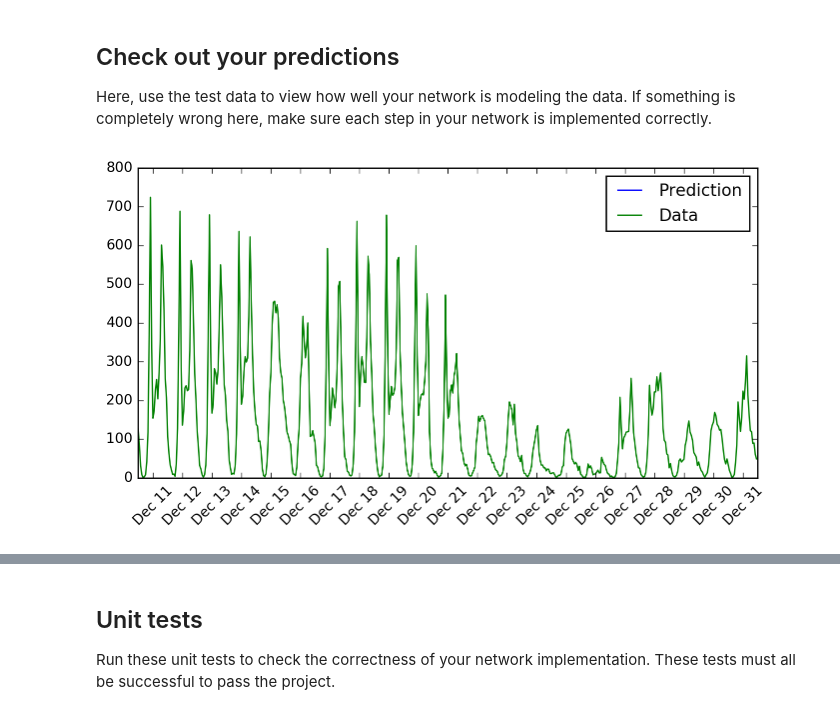
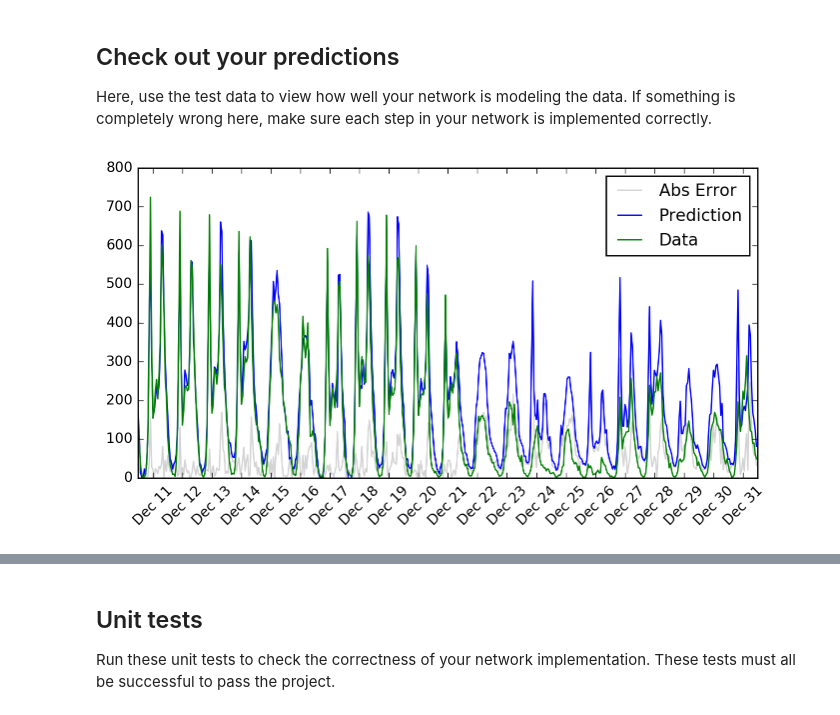
Before and after one commit to csiz/deep, a Jupyter notebook: Project1/project1.ipynb, the cells around one changed output, grey strips where cells are left out. Cells and saved outputs as stored; diff of their text form; code cells hidden in the pictures.

Commit message:
Yay first neural net done.

```diff
--- a/Project1/project1.ipynb
+++ b/Project1/project1.ipynb
@@ -205,9 +208,17 @@ The more hidden nodes you have, the more accurate predictions the model will mak
 import sys
 
 ### Set the hyperparameters here ###
-epochs = 10
-learning_rate = 0.1
-hidden_nodes = 20
+
+# from the graph below it should be around 400 epochs as there's no improvement in the validation set afterwards.
+# Keeping it 1000 to actually make the graph. Ideally we'd take snapshots of the network while training, so if we can spot
+# over-fitting (when loss difference increases) then we can revert to previous states.
+epochs = 1000
+# Less noisy then 0.1
+learning_rate = 0.05
+# Large enough to learn all the features (tried larger, didn't gain anything), but small enough to be fast.
+hidden_nodes = 10
+
+# This one's fixed.
 output_nodes = 1
 
 N_i = train_features.shape[1]
@@ -222,7 +233,6 @@ for e in range(epochs):
         network.train(record, target)
 
     # Printing out the training progress
-    print("is this the slo bit")
     train_loss = MSE(network.run(train_features), train_targets['cnt'].values)
     val_loss = MSE(network.run(val_features), val_targets['cnt'].values)
     sys.stdout.write("\rProgress: " + str(100 * e/float(epochs))[:4] \
@@ -231,4 +241,6 @@ for e in range(epochs):
 
     losses['train'].append(train_loss)
     losses['validation'].append(val_loss)
+
+print("\rDone")
 # %% [output]
@@ -248,19 +261,26 @@ Here, use the test data to view how well your network is modeling the data. If s
 # %%
 fig, ax = plt.subplots(figsize=(8,4))
 
 mean, std = scaled_features['cnt']
-predictions = network.run(test_features)*std + mean
-ax.plot(predictions[0], label='Prediction')
-ax.plot((test_targets['cnt']*std + mean).values, label='Data')
+predictions = network.run(test_features)[0]*std + mean
+targets = (test_targets['cnt']*std + mean).values
+
+
+ax.plot(np.abs(predictions - targets), label="Abs Error", color="lightgrey")
+ax.plot(predictions, label='Prediction')
+ax.plot(targets, label='Data')
 ax.set_xlim(right=len(predictions))
+
+ax.set_ylim(0)
+
 ax.legend()
 
 dates = pd.to_datetime(rides.ix[test_data.index]['dteday'])
 dates = dates.apply(lambda d: d.strftime('%b %d'))
 ax.set_xticks(np.arange(len(dates))[12::24])
 _ = ax.set_xticklabels(dates[12::24], rotation=45)
 # %% [output]
-[figure, old version]
+[figure, new version]
 # %% [markdown]
 ## Thinking about your results
 
```
Also changed, not shown: parts of 6 cells of this notebook, 1 other file.
